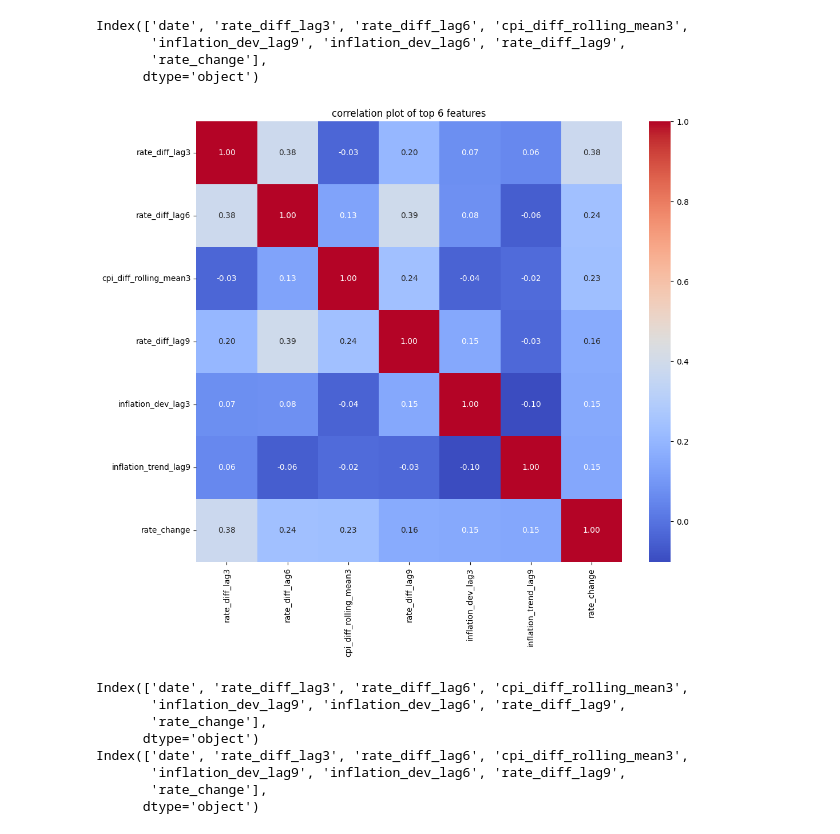
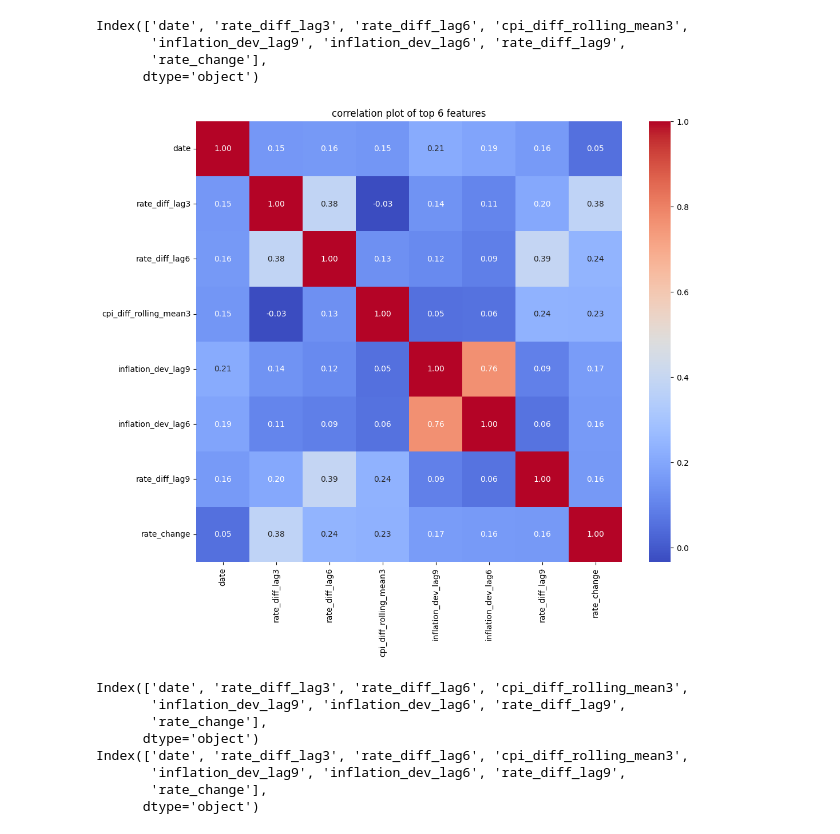
Before and after one commit to FleaBusyBeeBergs/dtsa5506-pipeline, a Jupyter notebook: dtsa5506_final_project.ipynb, the cells around one changed output. Saved outputs shown, nothing was run; the diff lists cells and outputs as text; code cells hidden in the pictures.

```diff
--- a/dtsa5506_final_project.ipynb
+++ b/dtsa5506_final_project.ipynb
@@ -1154,18 +1160,18 @@ Index(['date', 'rate_diff_lag3', 'rate_diff_lag6', 'cpi_diff_rolling_mean3',
       dtype='object')
 # %%
 # cross correlation
-corr_matrix = ml_df_8.corr()
+corr_matrix = ml_df_6.corr()
 
 # plot
 plt.figure(figsize = (12, 10))
 sns.heatmap(corr_matrix,
             annot = True,
             cmap = 'coolwarm',
             fmt = '.2f')
 plt.title('correlation plot of top 6 features')
 plt.show()
 # %% [output]
-[figure, old version]
+[figure, new version]
 # %%
 # split data
 train_ml = ml_df_6[(ml_df_6['date'] >= '2002-01-01') & (ml_df_6['date'] <= '2023-12-01')]
```
Also changed, not shown: parts of 6 cells of this notebook.
